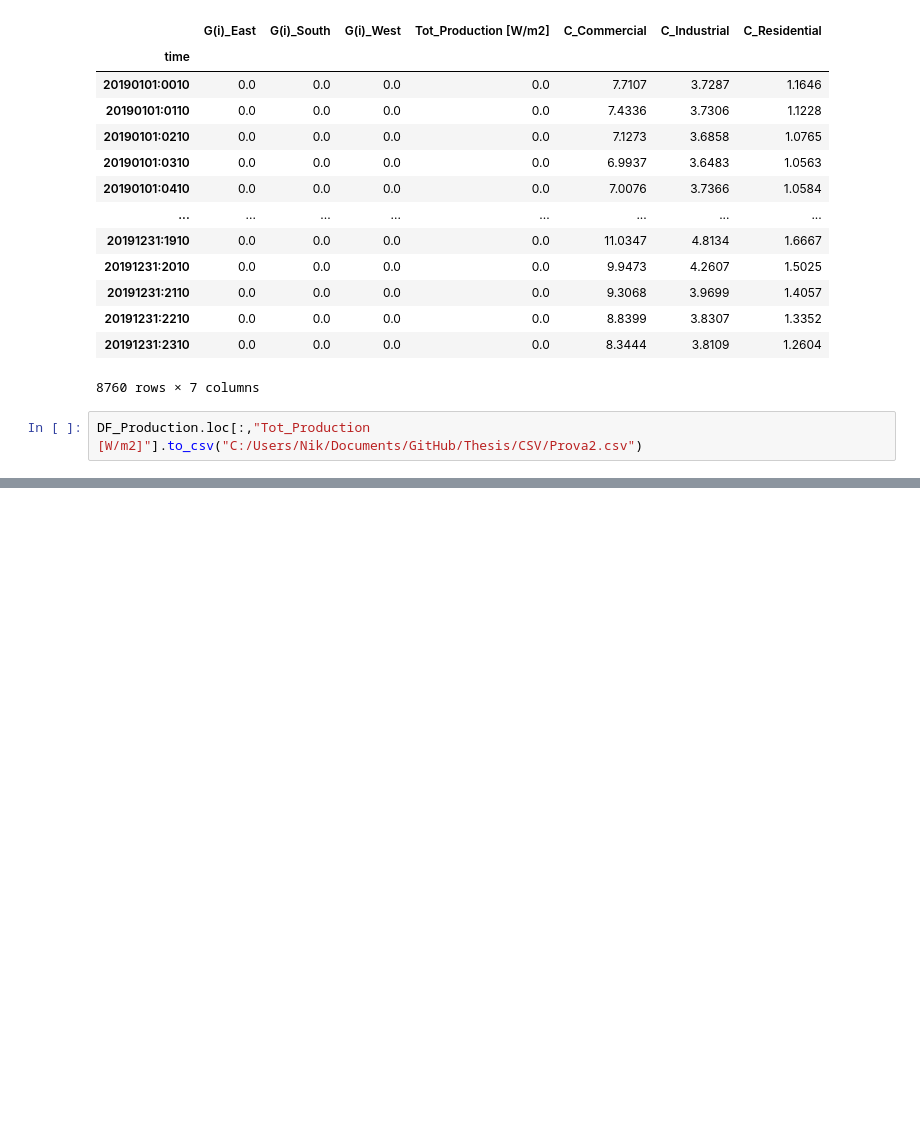
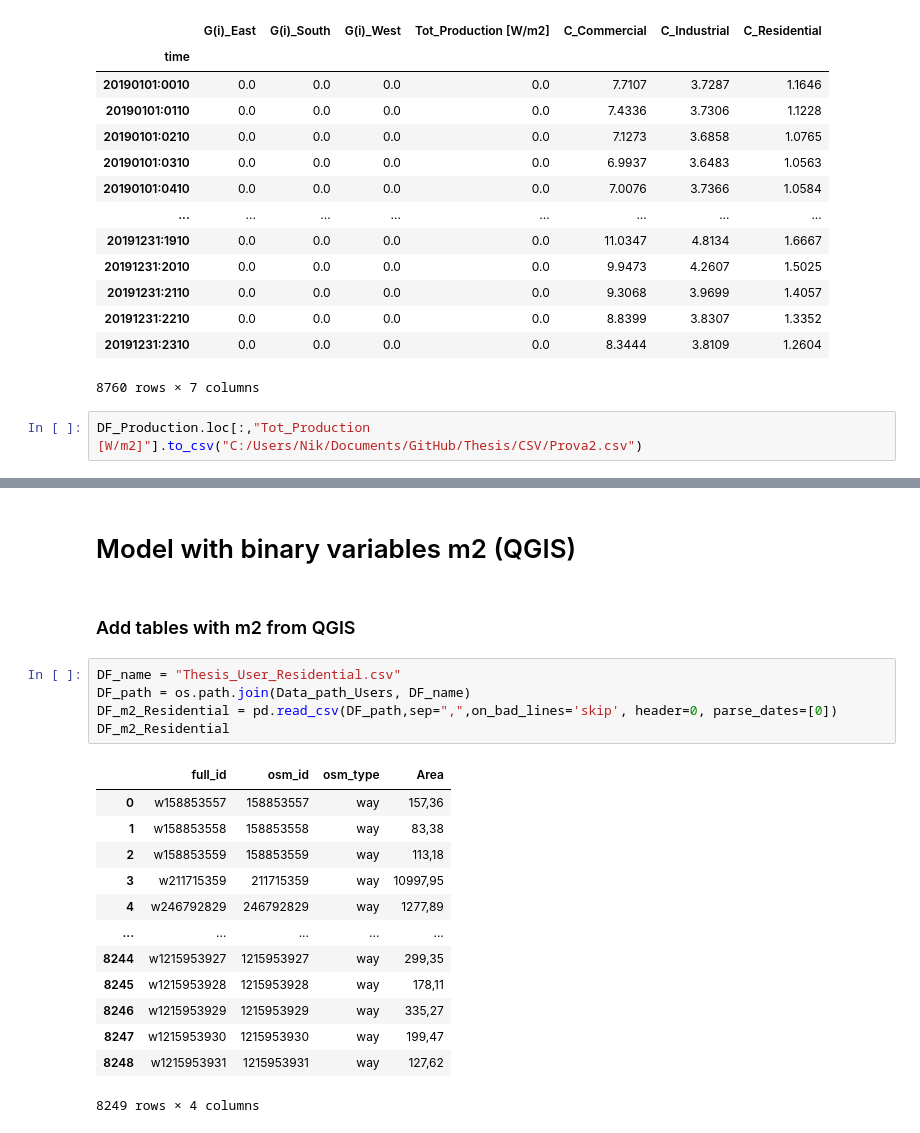
Before and after one commit to ALBOS-LAB/Thesis, a Jupyter notebook: Thesis.ipynb, the cells around one changed output, grey strips where cells are left out. Cells and saved outputs as stored; diff of their text form; blank space fills up the shorter version.

```diff
--- a/Thesis.ipynb
+++ b/Thesis.ipynb
@@ -233,0 +332,23 @@ ApplicationError: Solver (asl) did not exit normally
+# %% [markdown]
+# Model with binary variables m2 (QGIS)
+# %% [markdown]
+### Add tables with m2 from QGIS
+# %%
+DF_name = "Thesis_User_Residential.csv"
+DF_path = os.path.join(Data_path_Users, DF_name)
+DF_m2_Residential = pd.read_csv(DF_path,sep=",",on_bad_lines='skip', header=0, parse_dates=[0])
+DF_m2_Residential
+# %% [output]
+|  | full_id | osm_id | osm_type | Area |
+| 0 | w158853557 | 158853557 | way | 157,36 |
+| 1 | w158853558 | 158853558 | way | 83,38 |
+| 2 | w158853559 | 158853559 | way | 113,18 |
+| 3 | w211715359 | 211715359 | way | 10997,95 |
+| 4 | w246792829 | 246792829 | way | 1277,89 |
+| ... | ... | ... | ... | ... |
+| 8244 | w1215953927 | 1215953927 | way | 299,35 |
+| 8245 | w1215953928 | 1215953928 | way | 178,11 |
+| 8246 | w1215953929 | 1215953929 | way | 335,27 |
+| 8247 | w1215953930 | 1215953930 | way | 199,47 |
+| 8248 | w1215953931 | 1215953931 | way | 127,62 |
+8249 rows × 4 columns
```
Also changed, not shown: parts of 24 cells of this notebook, 14 other files.
